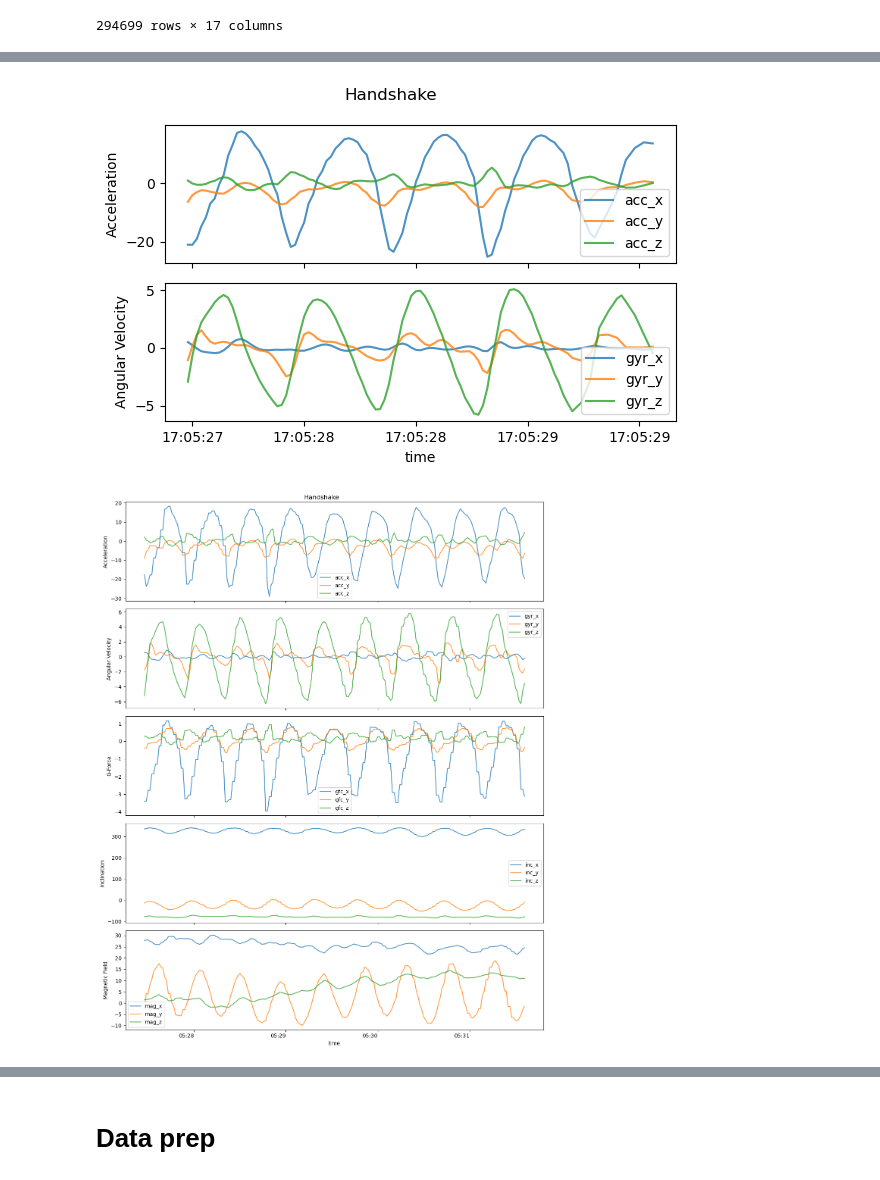
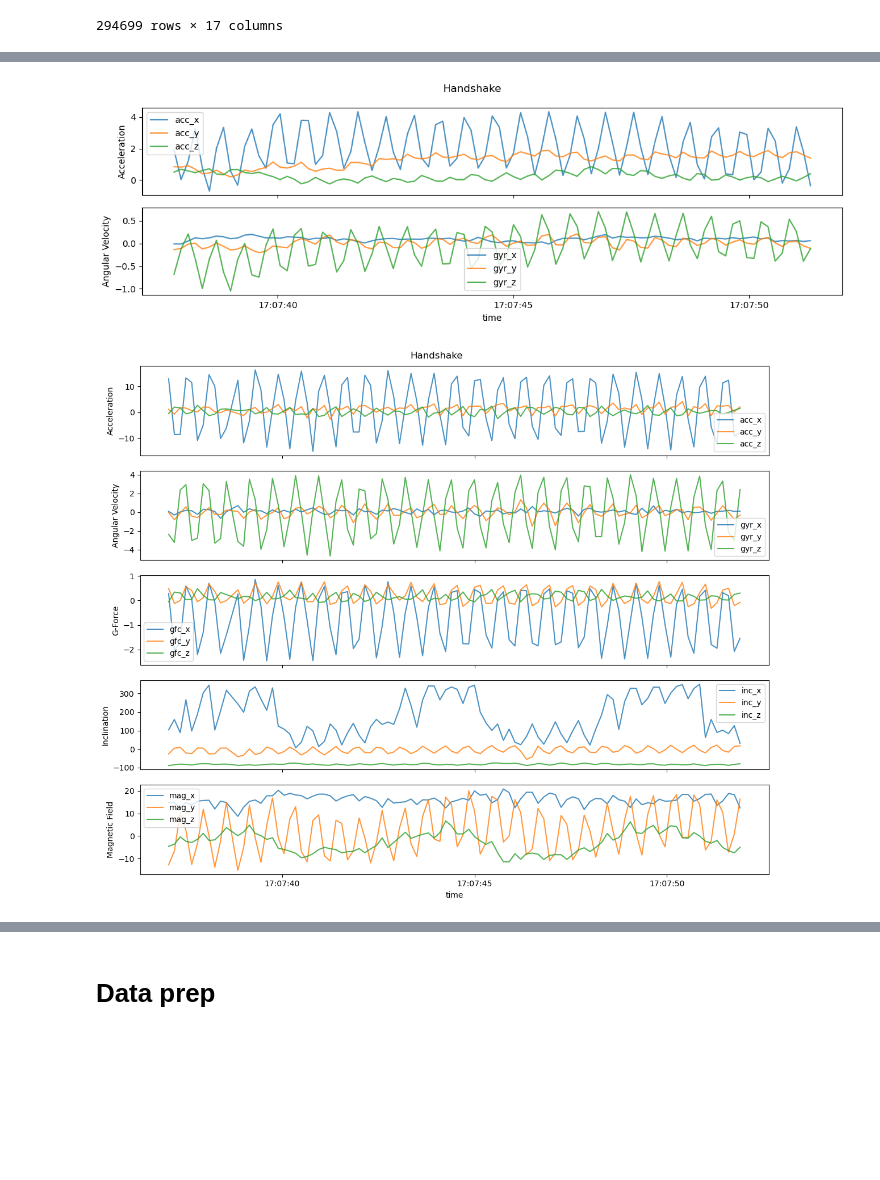
Before and after one commit to Mohammed-majeed/ML4QS, a Jupyter notebook: ML4QS.ipynb, the cells around one changed output, grey strips where cells are left out. Drawn from its saved outputs; the diff is of its cells as text; code cells hidden in the pictures; blank space fills up the shorter version.

```diff
--- a/ML4QS.ipynb
+++ b/ML4QS.ipynb
@@ -11,0 +22,3 @@ df = pd.read_csv("gestures.csv")
+# %%
+df = df1.iloc[:, :100]
+# df_first_15_cols.head(2)
@@ -219,7 +344,7 @@ def plot_data(df, acc=None, gyr=None, mag=None, inc=None, gfc=None, label=None,
     num_subplots = sum(param is not None for param in [acc, gyr, mag, inc, gfc, label])
 
     # Create subplots
-    fig, axs = plt.subplots(num_subplots, 1, figsize=(6, 2 * num_subplots), sharex=True)
+    fig, axs = plt.subplots(num_subplots, 1, figsize=(12, 2 * num_subplots), sharex=True)
 
     # Set the title based on the variable name
     if title is not None:
@@ -324,17 +444,0 @@ plot_data(df, acc=1, gyr=2, mag=3, inc=4, gfc=5, label=6 ,title="Row Data")
-# %%
-# Applying Moving Average smoothing with a window size of 3
-import pandas as pd
-
-def smooth_dataframe(df, window_size):
-    smoothed_df = df.copy()  # Create a copy of the original DataFrame
-
-    for column in df.columns:
-        if column not in ['time', 'label']:
-            smoothed_df[column] = df[column].rolling(window=window_size, center=True).mean()
-
-    return smoothed_df
-
-window_size = 100  # Adjust the window size as per your requirement
-smoothed_data = smooth_dataframe(df, window_size)
-
-plot_data(smoothed_data, acc=1, gyr=2, mag=3, inc=4, gfc=5, label=6 ,title="Row Data")
@@ -342,0 +577,5 @@ plot_data(smoothed_data, acc=1, gyr=2, mag=3, inc=4, gfc=5, label=6 ,title="Row
+# %%
+window_size=2
+
+x = smooth_dataframe(handshake[1000:1020], window_size)
+x.head(20)
@@ -343,14 +600,13 @@ plot_data(smoothed_data, acc=1, gyr=2, mag=3, inc=4, gfc=5, label=6 ,title="Row
 # %%
 handshake = df[df['label']=='handshake']
-window_size=3
 plot_data(smooth_dataframe(handshake[1000:1100], window_size),acc=1 ,gyr=2,title='Handshake')
 # %% [output]
-[figure, old version]
+[figure, new version]
 # %%
 handshake = df[df['label']=='handshake']
-plot_data(handshake[1000:1200],acc=1 ,gyr=2, mag=3, inc=4, gfc=6,title='Handshake')
+plot_data(handshake[1000:1100],acc=1 ,gyr=2, mag=3, inc=4, gfc=6,title='Handshake')
 # %% [output]
-[figure, old version]
+[figure, new version]
 # %%
 high_five = df[df['label']=='high five']
 plot_data(high_five[1000:1200],acc=1 ,gyr=2, mag=3, inc=4, gfc=6,title="high_five")
```
Also changed, not shown: parts of 33 cells of this notebook, 3 other files.
